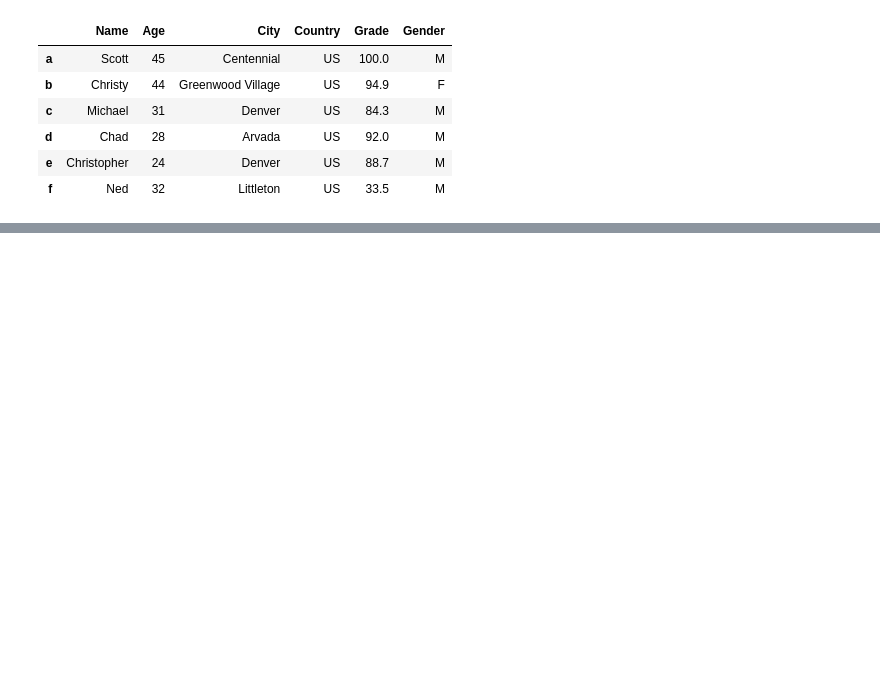
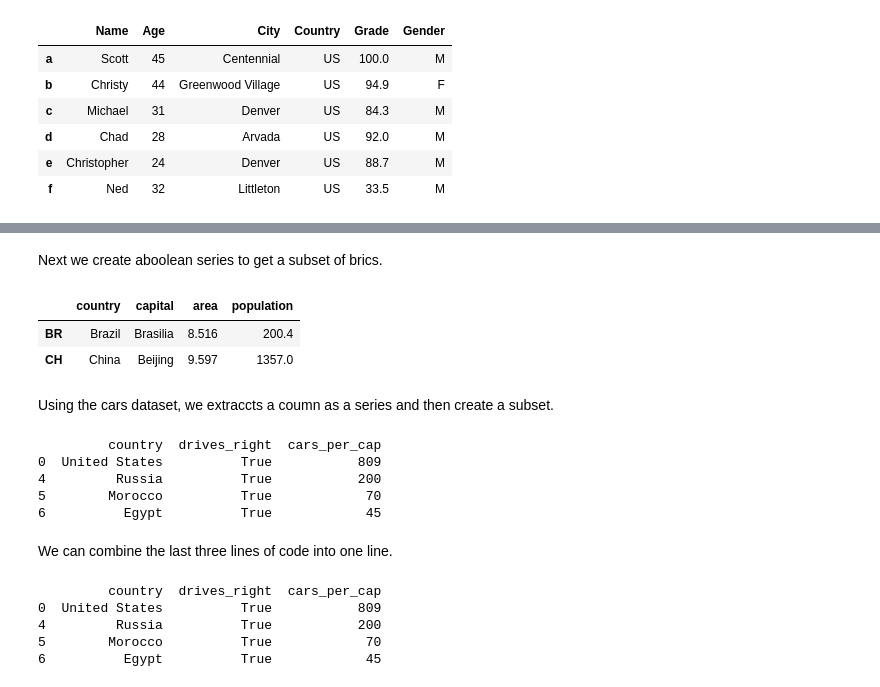
Before and after one commit to schirko/Python-Pandas-Exercises-and-Techniques, a Jupyter notebook: Python Pandas Exercises and Techniques.ipynb, the cells around one changed output, grey strips where cells are left out. Drawn from its saved outputs; the diff is of its cells as text; code cells hidden in the pictures; blank space fills up the shorter version.

```diff
--- a/Python Pandas Exercises and Techniques.ipynb
+++ b/Python Pandas Exercises and Techniques.ipynb
@@ -520,0 +581,56 @@ EG           True            45
+# %% [markdown]
+Next we create aboolean series to get a subset of brics.
+# %%
+brics[np.logical_and(brics["area"] > 8, brics["area"] < 10)]
+# %% [output]
+|  | country | capital | area | population |
+| BR | Brazil | Brasilia | 8.516 | 200.4 |
+| CH | China | Beijing | 9.597 | 1357.0 |
+# %% [markdown]
+Using the cars dataset, we extraccts a coumn as a series and then create a subset.
+# %%
+# Import cars data
+import pandas as pd
+
+# Build cars DataFrame
+names = ['United States', 'Australia', 'Japan', 'India', 'Russia', 'Morocco', 'Egypt']
+dr =  [True, False, False, False, True, True, True]
+cpc = [809, 731, 588, 18, 200, 70, 45]
+cars_dict = { 'country':names, 'drives_right':dr, 'cars_per_cap':cpc }
+cars = pd.DataFrame(cars_dict)
+
+# Extract drives_right column as Series: dr
+dr = cars['drives_right']
+
+# Use dr to subset cars: sel
+sel = cars[dr]
+
+# Print sel
+print(sel)
+# %% [output]
+         country  drives_right  cars_per_cap
+0  United States          True           809
+4         Russia          True           200
+5        Morocco          True            70
+6          Egypt          True            45
+# %% [markdown]
+We can combine the last three lines of code into one line.
+# %%
+# Import cars data
+import pandas as pd
+
+# Build cars DataFrame
+names = ['United States', 'Australia', 'Japan', 'India', 'Russia', 'Morocco', 'Egypt']
+dr =  [True, False, False, False, True, True, True]
+cpc = [809, 731, 588, 18, 200, 70, 45]
+cars_dict = { 'country':names, 'drives_right':dr, 'cars_per_cap':cpc }
+cars = pd.DataFrame(cars_dict)
+
+# Extract drives_right column as Series and print
+print(cars[cars['drives_right']])
+# %% [output]
+         country  drives_right  cars_per_cap
+0  United States          True           809
+4         Russia          True           200
+5        Morocco          True            70
+6          Egypt          True            45
```
Also changed, not shown: parts of 56 cells of this notebook.
